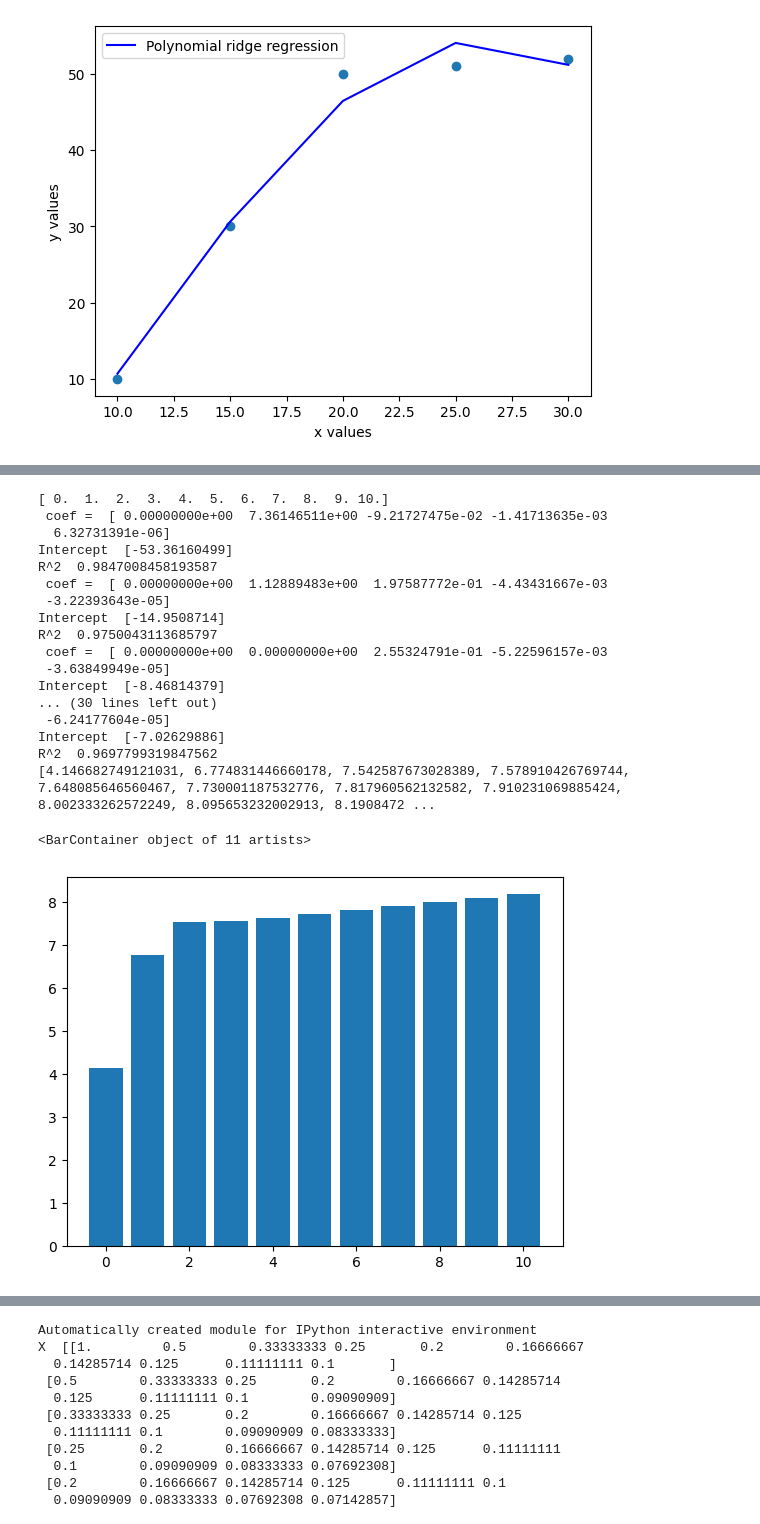
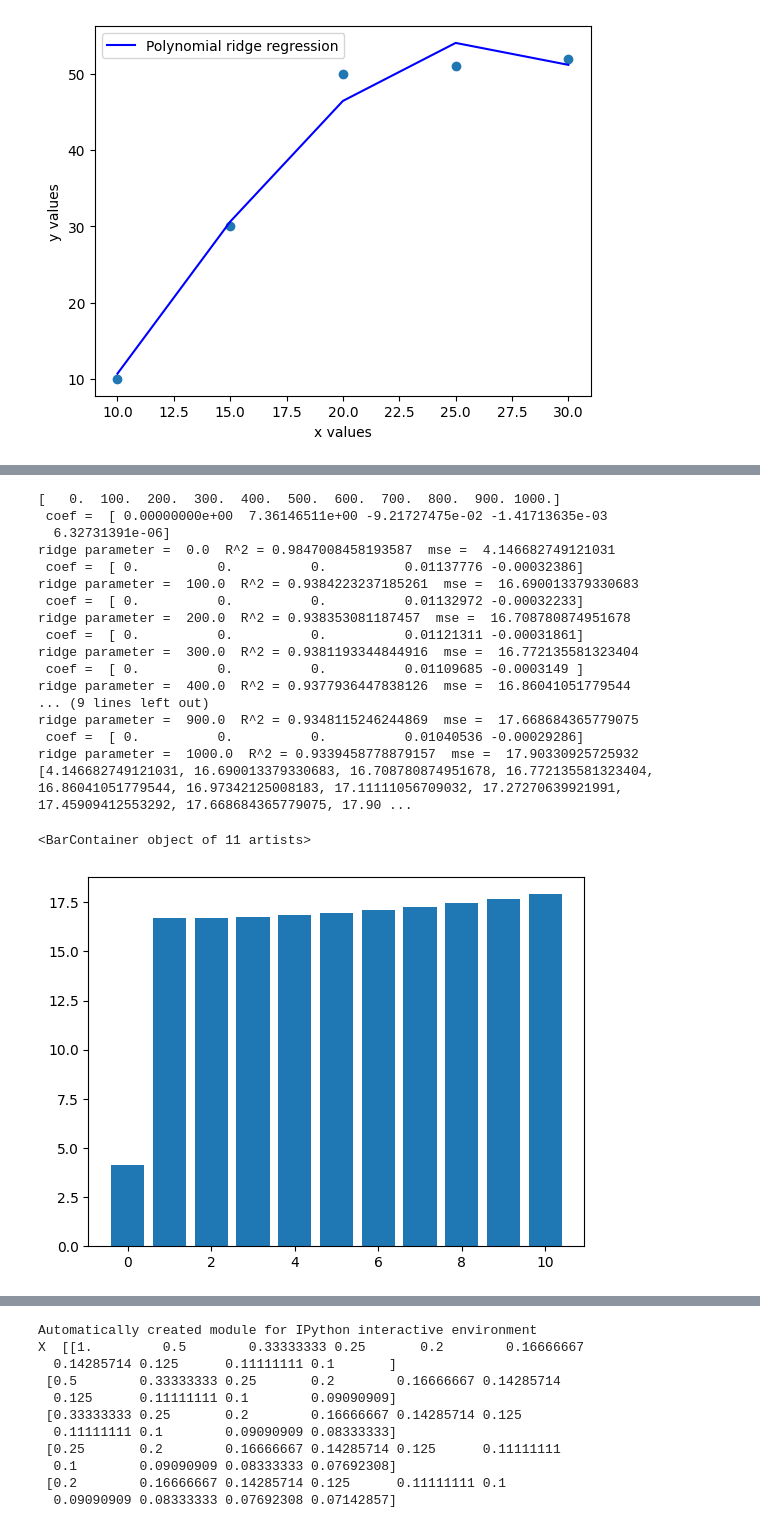
Before and after one commit to ekaratnida/Applied-machine-learning, a Jupyter notebook: Week06-Regularization/week6_regularization_usage.ipynb, the cells around one changed output, grey strips where cells are left out. Cells and saved outputs as stored; diff of their text form; code cells hidden in the pictures.

```diff
--- a/Week06-Regularization/week6_regularization_usage.ipynb
+++ b/Week06-Regularization/week6_regularization_usage.ipynb
@@ -138,9 +138,10 @@ R^2  0.9826830593881183
 MSE polynomial =  4.69358358344441
 [figure]
 # %%
+#test with polonomial degree  4
 item = 11
 begin = 0
-end = 100
+end = 1000
 alphas = np.linspace(begin, end, item) #(end - begin)/item-1
 print(alphas)
 
@@ -149,10 +150,11 @@ mse = []
 for a in alphas:
     clf = Ridge(alpha=a) # lambda in lecture, alpha in sklearn
     clf.fit(X_poly, y)
-    print(" coef = ", clf.coef_)
-    print("Intercept ", clf.intercept_)
-    print("R^2 ", clf.score(X_poly,y))
-    mse.append(mean_squared_error(y,clf.predict(X_poly)))
+    #print(" coef = ", clf.coef_)
+    #print("Intercept ", clf.intercept_)
+    error = mean_squared_error(y,clf.predict(X_poly))
+    print("ridge parameter = ",a," R^2 =", clf.score(X_poly,y), " mse = ",error)
+    mse.append(error)
 
 t = range(0, len(mse))
 print(type(t))
@@ -181,44 +180,42 @@ R^2  0.9826830593881183
 # %%
 from sklearn.linear_model import Lasso
 
-#print(X_poly)
-item = 11
-begin = 0
-end = 10
 #Reason why setting alpha = 0 is not advised https://scikit-learn.org/stable/modules/generated/sklearn.linear_model.Lasso.html
 alphas = np.linspace(begin, end, item)
 print(alphas)
 mse = []
 for a in alphas:
     clf = Lasso(alpha=a)
     clf.fit(X_poly, y)
     print(" coef = ", clf.coef_)
-    print("Intercept ", clf.intercept_)
-    print("R^2 ", clf.score(X_poly,y))
-    mse.append(mean_squared_error(y,clf.predict(X_poly)))
+    #print("Intercept ", clf.intercept_)
+    error = mean_squared_error(y,clf.predict(X_poly))
+    print("ridge parameter = ",a," R^2 =", clf.score(X_poly,y), " mse = ",error)
+    mse.append(error)
+
 t = range(0, len(mse))
 print(mse)
 plt.bar(t,mse)
 # %% [output]
-[ 0.  1.  2.  3.  4.  5.  6.  7.  8.  9. 10.]
+[   0.  100.  200.  300.  400.  500.  600.  700.  800.  900. 1000.]
  coef =  [ 0.00000000e+00  7.36146511e+00 -9.21727475e-02 -1.41713635e-03
   6.32731391e-06]
-Intercept  [-53.36160499]
-R^2  0.9847008458193587
- coef =  [ 0.00000000e+00  1.12889483e+00  1.97587772e-01 -4.43431667e-03
- -3.22393643e-05]
-Intercept  [-14.9508714]
-R^2  0.9750043113685797
- coef =  [ 0.00000000e+00  0.00000000e+00  2.55324791e-01 -5.22596157e-03
- -3.63849949e-05]
-Intercept  [-8.46814379]
-... (30 lines left out)
- -6.24177604e-05]
-Intercept  [-7.02629886]
-R^2  0.9697799319847562
-[4.146682749121031, 6.774831446660178, 7.542587673028389, 7.578910426769744, 7.648085646560467, 7.730001187532776, 7.817960562132582, 7.910231069885424, 8.002333262572249, 8.095653232002913, 8.1908472 ...
+ridge parameter =  0.0  R^2 = 0.9847008458193587  mse =  4.146682749121031
+ coef =  [ 0.          0.          0.          0.01137776 -0.00032386]
+ridge parameter =  100.0  R^2 = 0.9384223237185261  mse =  16.690013379330683
+ coef =  [ 0.          0.          0.          0.01132972 -0.00032233]
+ridge parameter =  200.0  R^2 = 0.938353081187457  mse =  16.708780874951678
+ coef =  [ 0.          0.          0.          0.01121311 -0.00031861]
+ridge parameter =  300.0  R^2 = 0.9381193344844916  mse =  16.772135581323404
+ coef =  [ 0.          0.          0.          0.01109685 -0.0003149 ]
+ridge parameter =  400.0  R^2 = 0.9377936447838126  mse =  16.86041051779544
+... (9 lines left out)
+ridge parameter =  900.0  R^2 = 0.9348115246244869  mse =  17.668684365779075
+ coef =  [ 0.          0.          0.          0.01040536 -0.00029286]
+ridge parameter =  1000.0  R^2 = 0.9339458778879157  mse =  17.90330925725932
+[4.146682749121031, 16.690013379330683, 16.708780874951678, 16.772135581323404, 16.86041051779544, 16.97342125008183, 17.11111056709032, 17.27270639921991, 17.45909412553292, 17.668684365779075, 17.90 ...
 <BarContainer object of 11 artists>
-[figure, old version]
+[figure, new version]
 # %%
 from sklearn.linear_model import ElasticNet
 
```
Also changed, not shown: parts of 2 cells of this notebook.
